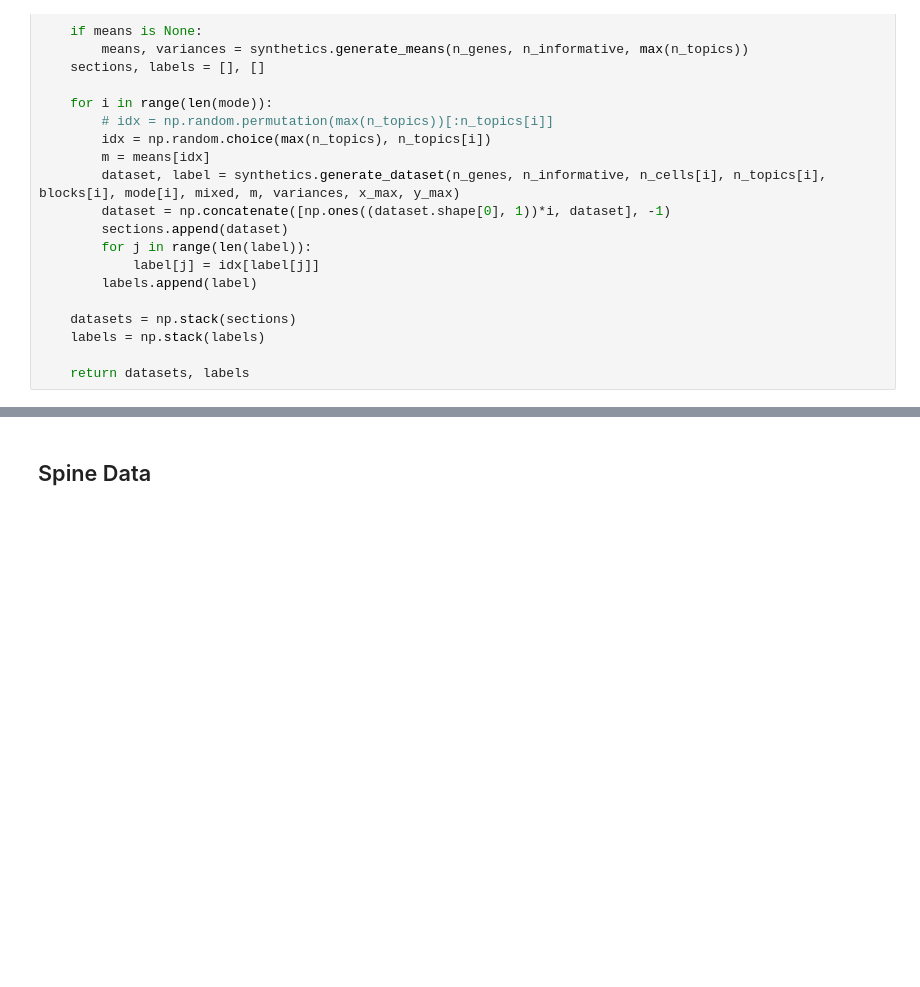
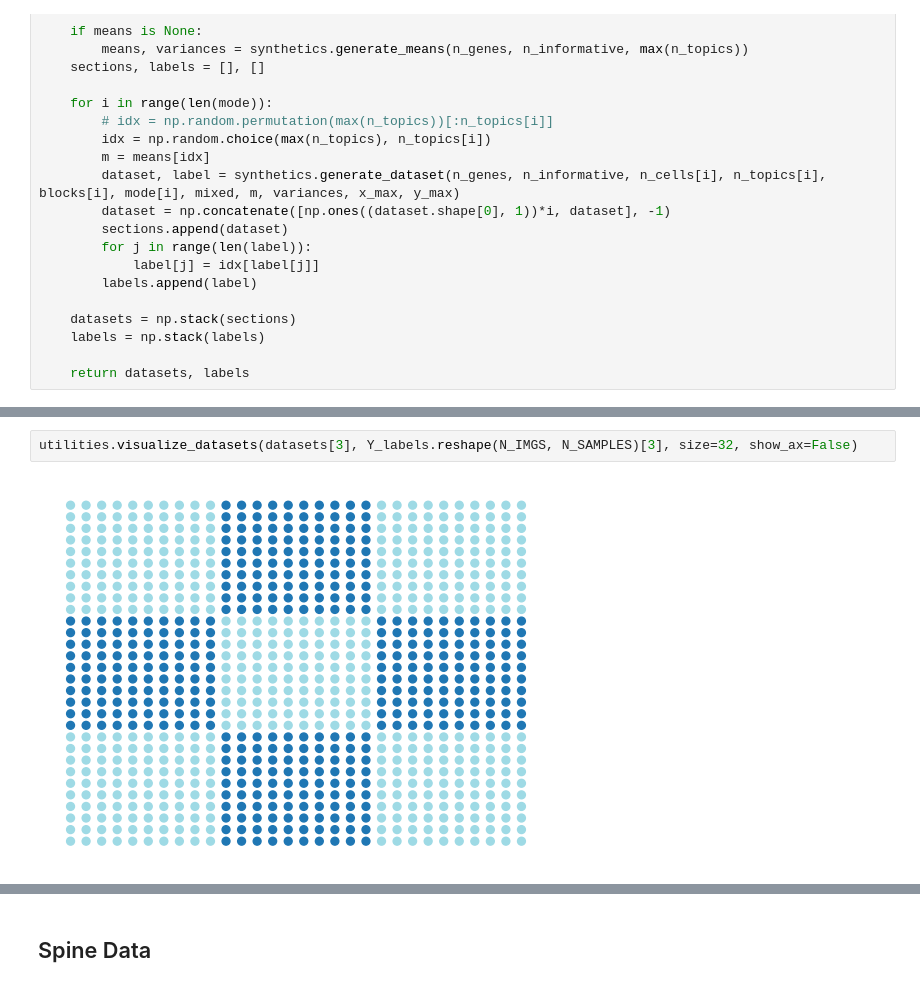
Before and after one commit to craigfouts/GibbsLDA, a Jupyter notebook: sandbox.ipynb, the cells around one changed output, grey strips where cells are left out. Drawn from its saved outputs; the diff is of its cells as text; blank space fills up the shorter version.

```diff
--- a/sandbox.ipynb
+++ b/sandbox.ipynb
@@ -74,3 +80,7 @@ Score: 1.0
+# %%
+utilities.visualize_datasets(datasets[3], Y_labels.reshape(N_IMGS, N_SAMPLES)[3], size=32, show_ax=False)
+# %% [output]
+[figure, added]
 # %%
 util.visualize_log(model.likelihood_log_, 'Likelihood')
 # %% [output]
```
Also changed, not shown: parts of 17 cells of this notebook, 2 other files.
